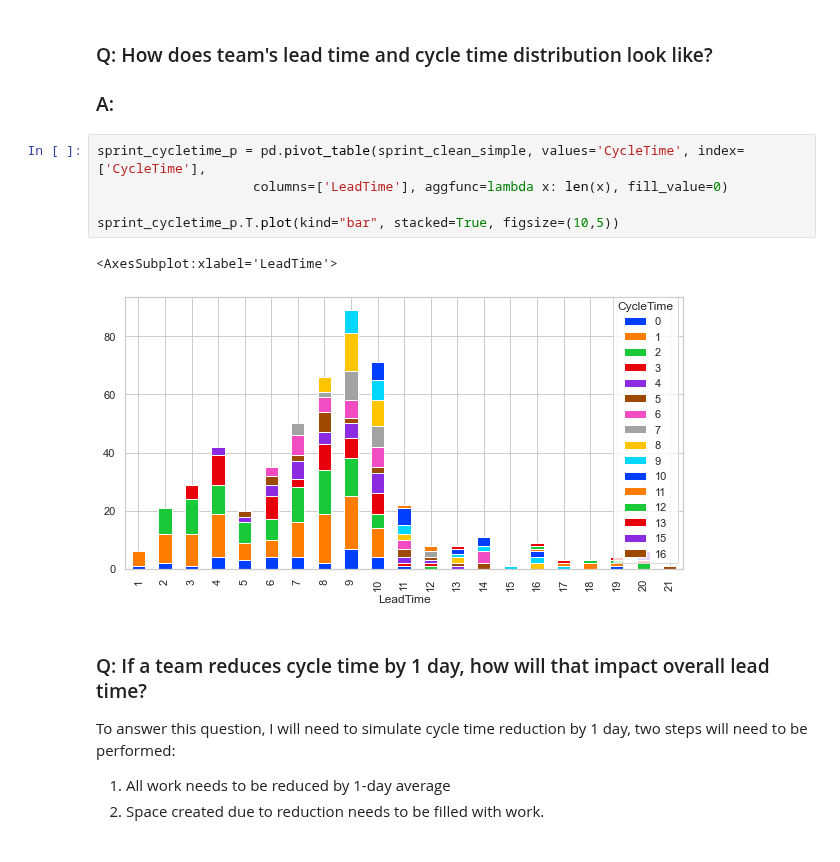
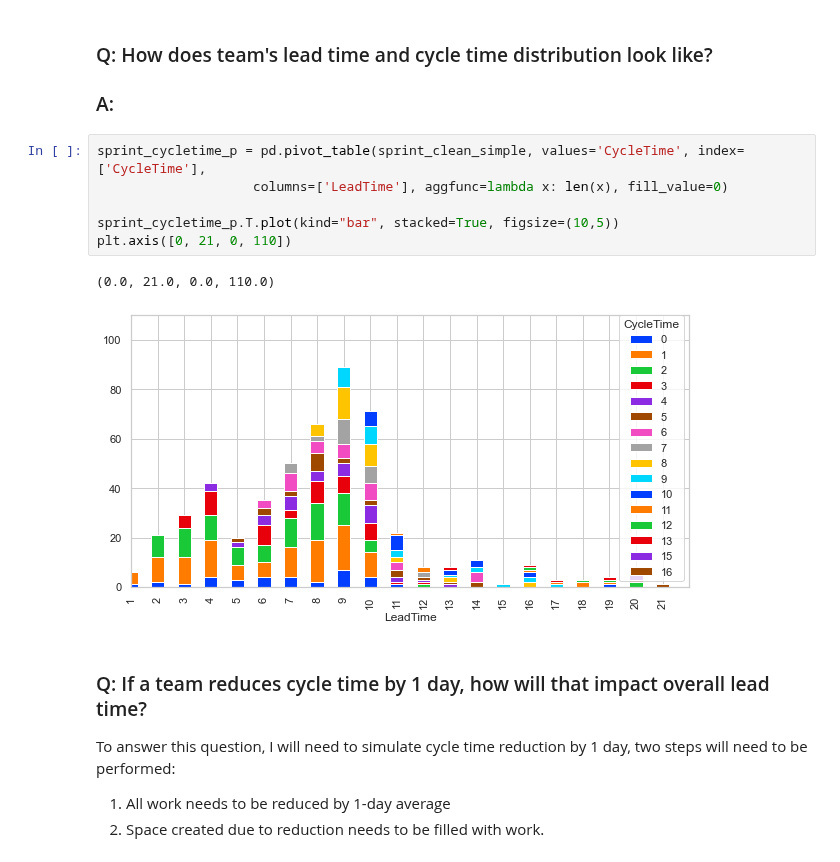
Before and after one commit to zkavtaskin/Lead-Time-Driven-Delivery-Simulation, a Jupyter notebook: Notebook/LeadTimeDynamics.ipynb, the cells around one changed output. Drawn from its saved outputs; the diff is of its cells as text.

```diff
--- a/Notebook/LeadTimeDynamics.ipynb
+++ b/Notebook/LeadTimeDynamics.ipynb
@@ -82,11 +82,12 @@ dtype: float64
 # %%
 sprint_cycletime_p = pd.pivot_table(sprint_clean_simple, values='CycleTime', index=['CycleTime'],
                     columns=['LeadTime'], aggfunc=lambda x: len(x), fill_value=0)
 
 sprint_cycletime_p.T.plot(kind="bar", stacked=True, figsize=(10,5))
+plt.axis([0, 21, 0, 110])
 # %% [output]
-<AxesSubplot:xlabel='LeadTime'>
+(0.0, 21.0, 0.0, 110.0)
-[figure, old version]
+[figure, new version]
 # %% [markdown]
 ### Q: If a team reduces cycle time by 1 day, how will that impact overall lead time?
 To answer this question, I will need to simulate cycle time reduction by 1 day, two steps will need to be performed:
```
Also changed, not shown: parts of 7 cells of this notebook.
